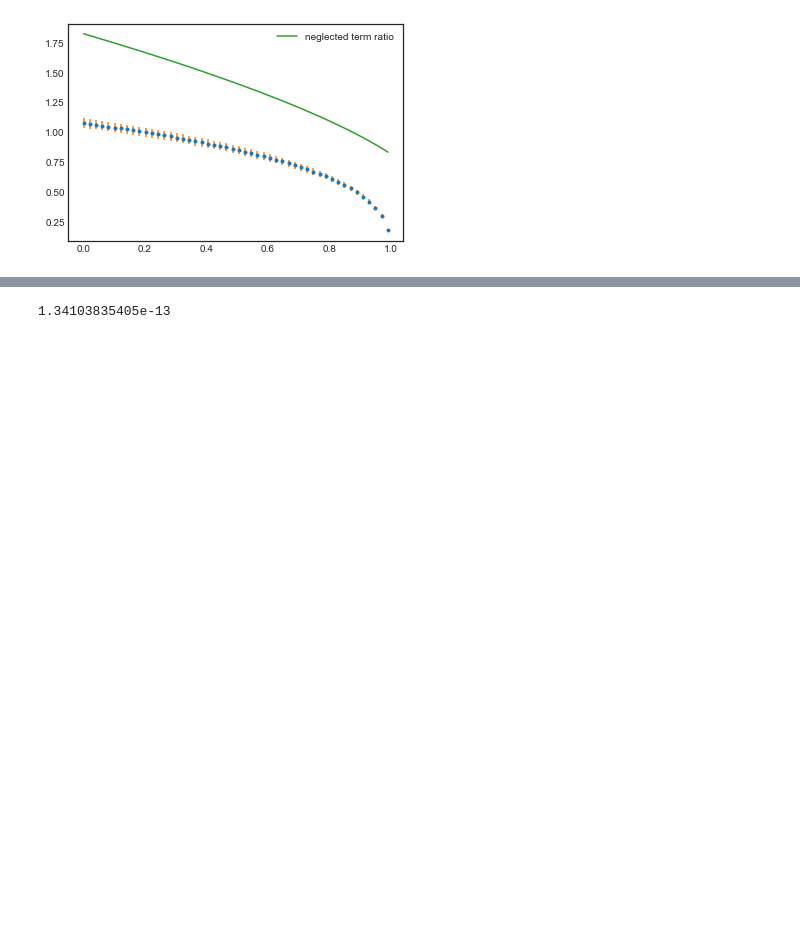
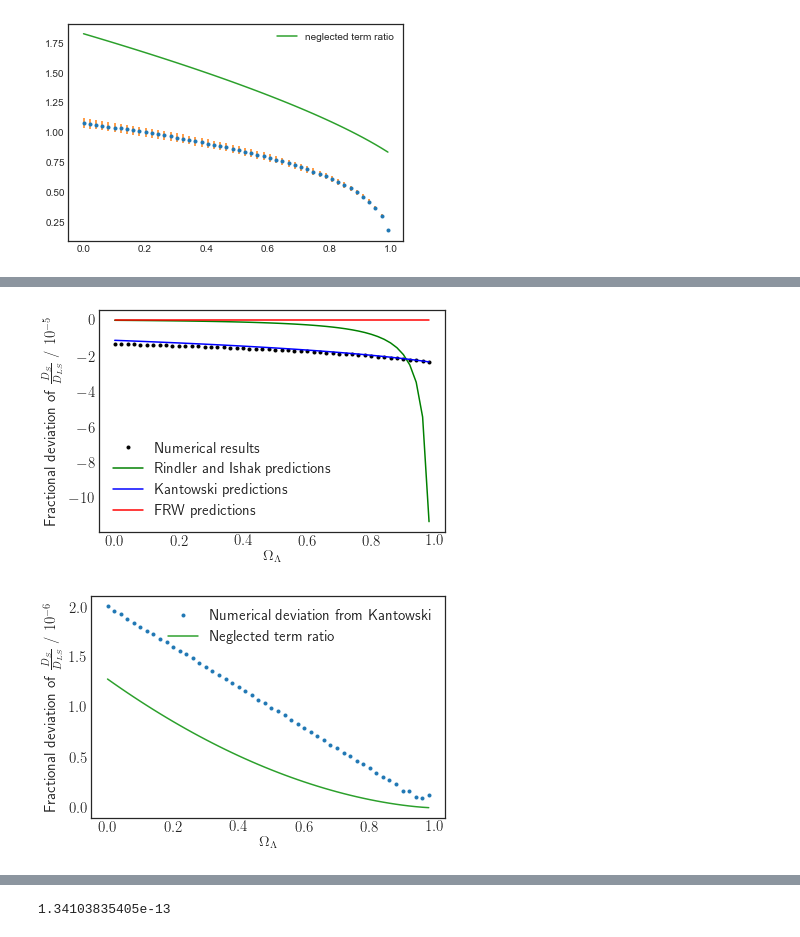
Before and after one commit to lingxz/lightbending, a Jupyter notebook: diff_lambdas_new.ipynb, the cells around one changed output, grey strips where cells are left out. Drawn from its saved outputs; the diff is of its cells as text; code cells hidden in the pictures; blank space fills up the shorter version.

```diff
--- a/diff_lambdas_new.ipynb
+++ b/diff_lambdas_new.ipynb
@@ -181,0 +190,9 @@ plot_alphas('data/half_analytical_const_lensz.csv', plot_ishak=True, plot_kantow
+# %%
+import importlib
+importlib.reload(util)
+from util import plot_rs
+plot_rs('data/curved3.csv', plot_ishak=True, plot_kantowski=True, latex=True, filenames=['report/images/flat_const_rh.png', 'report/images/flat-neglected_const_rh.png'])
+# plot_rs('data/curved2.csv', plot_ishak=True, plot_kantowski=True, latex=True, filenames=None)
+# %% [output]
+[figure, added]
+[figure, added]
```
Also changed, not shown: parts of 5 cells of this notebook, 37 other files.
